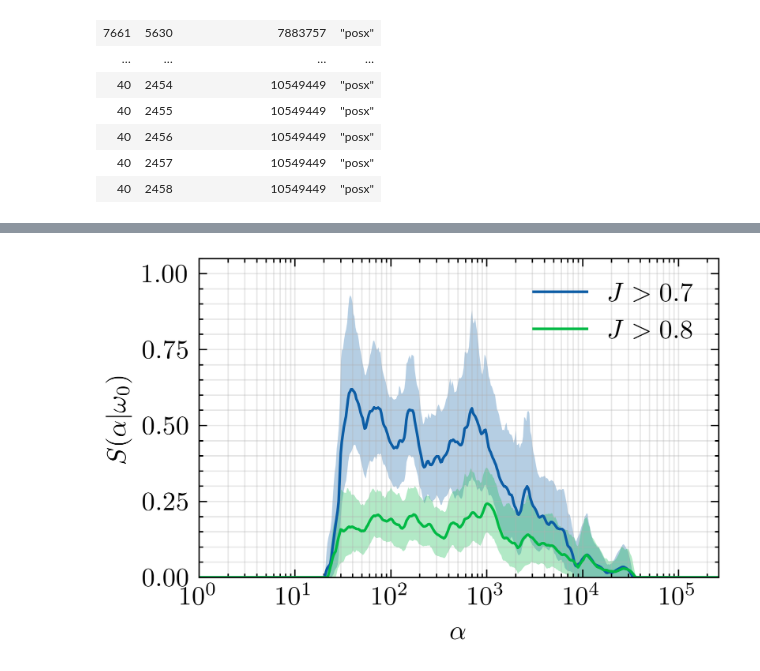
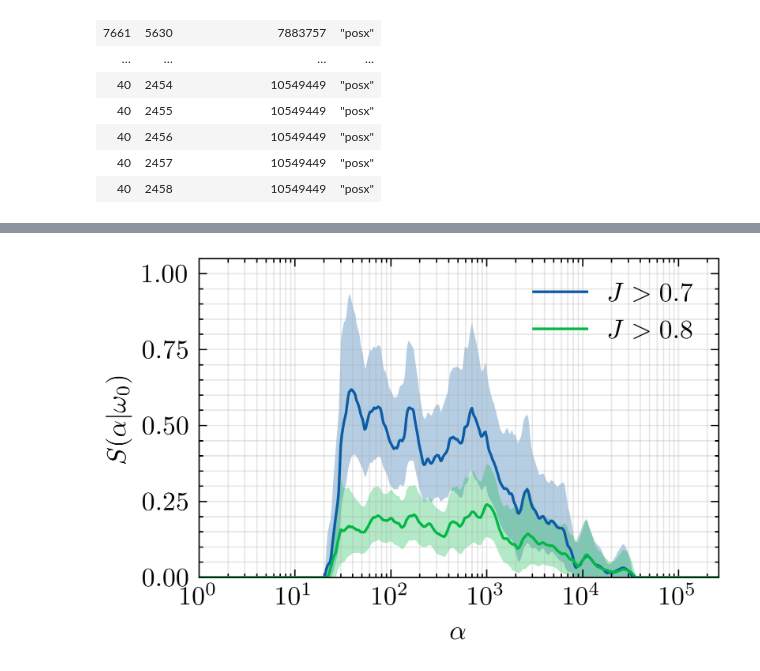
Before and after one commit to Joshua13764/QMAP, a Jupyter notebook: analysis/EstimatingS/bootstrap_kde_method.ipynb, the cells around one changed output, grey strips where cells are left out. Drawn from its saved outputs; the diff is of its cells as text; code cells hidden in the pictures.

Commit message:
Added full S plot

```diff
--- a/analysis/EstimatingS/bootstrap_kde_method.ipynb
+++ b/analysis/EstimatingS/bootstrap_kde_method.ipynb
@@ -193,7 +193,8 @@ def get_s_KDE(j_min, alpha_inputs : np.ndarray, bootstrap = False, bw_method=0.1
 # %%
 from joblib import Parallel, delayed
 
-numb_bootstrap = 200
+# 200 for normal runs 5_000 for publication
+numb_bootstrap = 5_000
 plotting_alphas = np.geomspace(1, 512**2, 500)
 
 for c_code, j_min_plot in enumerate([0.7, 0.8]):
@@ -246 +252 @@ plt.show()
-[figure, old version]
+[figure, new version]
```
Also changed, not shown: parts of 5 cells of this notebook, 2 other files.
